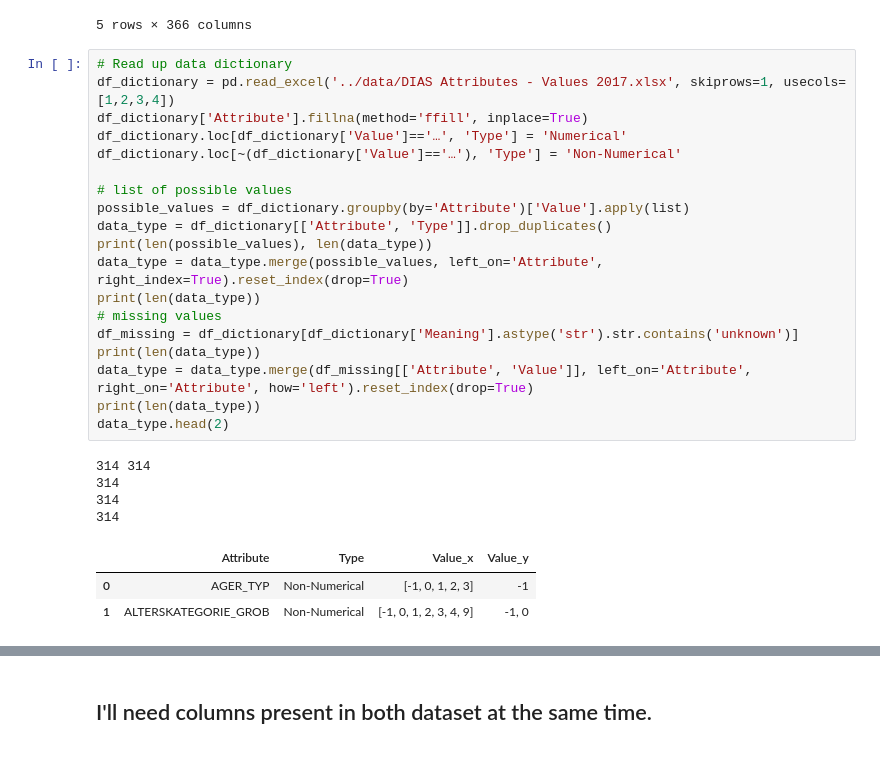
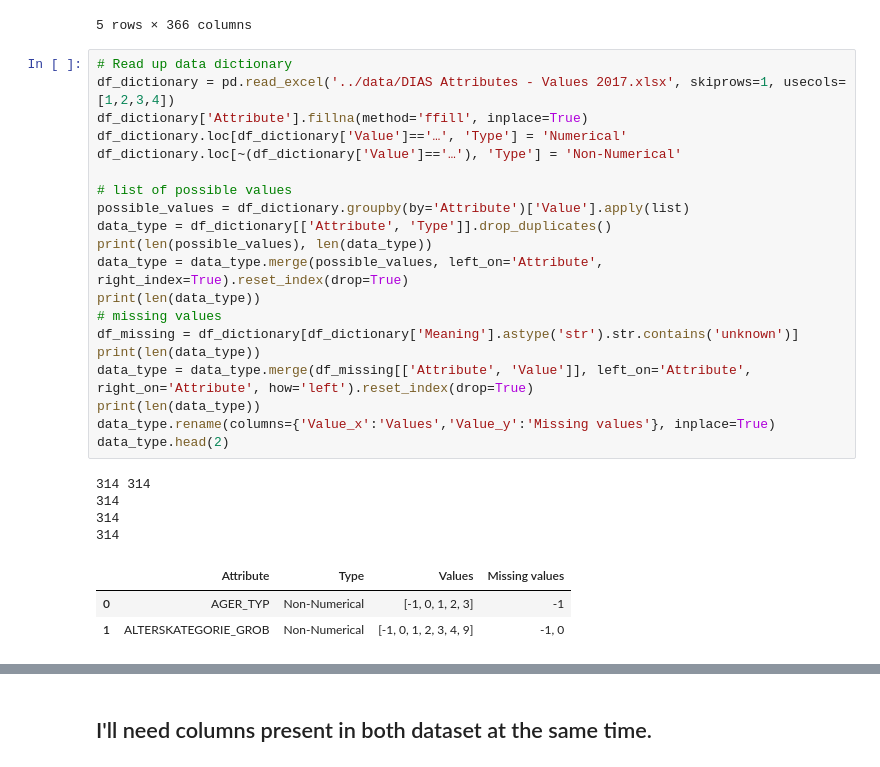
Before and after one commit to GaborJenei/Customer-Segmentation-Report-for-Arvato, a Jupyter notebook: Arvato Project Workbook.ipynb, the cells around one changed output, grey strips where cells are left out. Drawn from its saved outputs; the diff is of its cells as text.

Commit message:
Finalise column matching between the different tables and remove the mismatched columns

```diff
--- a/Arvato Project Workbook.ipynb
+++ b/Arvato Project Workbook.ipynb
@@ -53,27 +53,28 @@ azdias.head()
 # %%
 # Read up data dictionary
 df_dictionary = pd.read_excel('../data/DIAS Attributes - Values 2017.xlsx', skiprows=1, usecols=[1,2,3,4])
 df_dictionary['Attribute'].fillna(method='ffill', inplace=True)
 df_dictionary.loc[df_dictionary['Value']=='…', 'Type'] = 'Numerical'
 df_dictionary.loc[~(df_dictionary['Value']=='…'), 'Type'] = 'Non-Numerical'
 
 # list of possible values
 possible_values = df_dictionary.groupby(by='Attribute')['Value'].apply(list)
 data_type = df_dictionary[['Attribute', 'Type']].drop_duplicates()
 print(len(possible_values), len(data_type))
 data_type = data_type.merge(possible_values, left_on='Attribute', right_index=True).reset_index(drop=True)
 print(len(data_type))
 # missing values
 df_missing = df_dictionary[df_dictionary['Meaning'].astype('str').str.contains('unknown')]
 print(len(data_type))
 data_type = data_type.merge(df_missing[['Attribute', 'Value']], left_on='Attribute', right_on='Attribute', how='left').reset_index(drop=True)
 print(len(data_type))
+data_type.rename(columns={'Value_x':'Values','Value_y':'Missing values'}, inplace=True)
 data_type.head(2)
 # %% [output]
 314 314
 314
 314
 314
-|  | Attribute | Type | Value_x | Value_y |
+|  | Attribute | Type | Values | Missing values |
 | 0 | AGER_TYP | Non-Numerical | [-1, 0, 1, 2, 3] | -1 |
 | 1 | ALTERSKATEGORIE_GROB | Non-Numerical | [-1, 0, 1, 2, 3, 4, 9] | -1, 0 |
```
Also changed, not shown: parts of 26 cells of this notebook.
